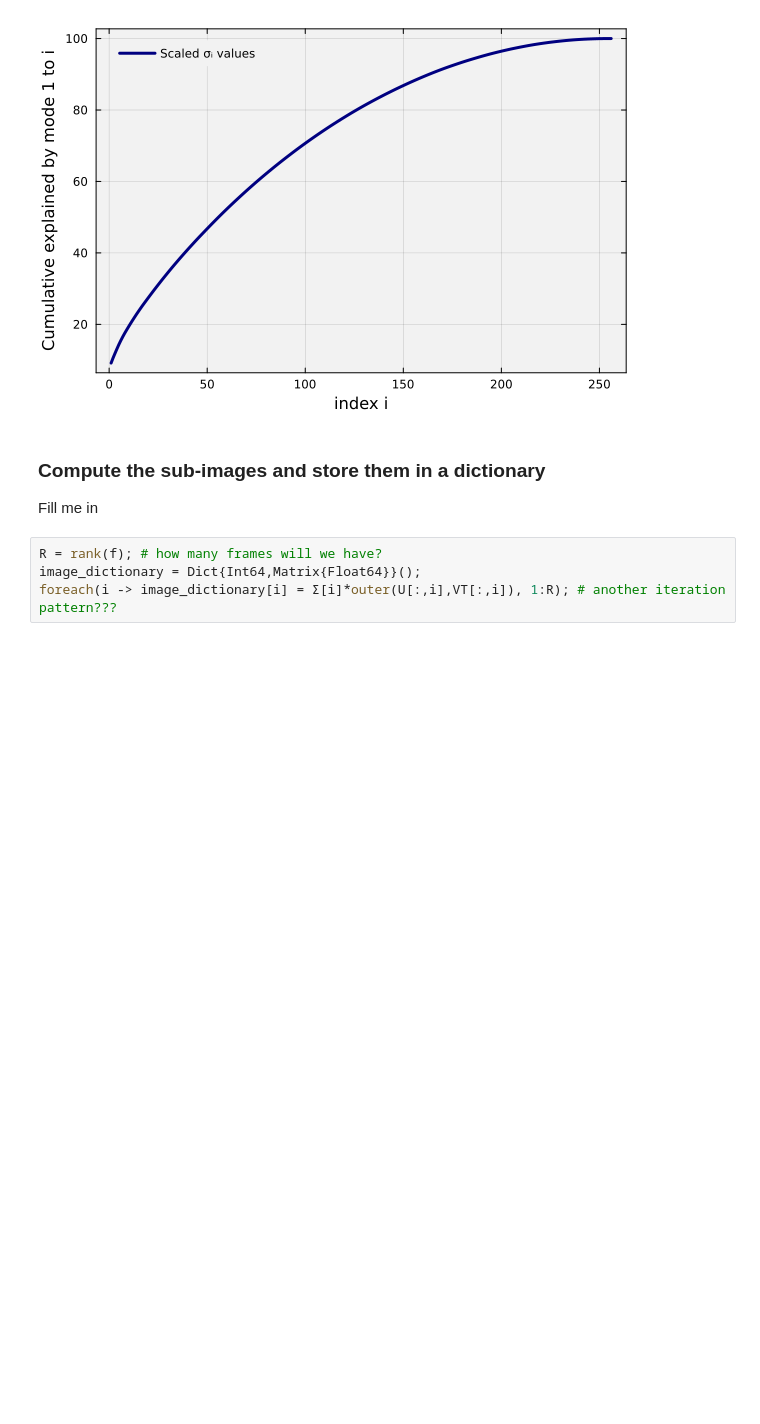
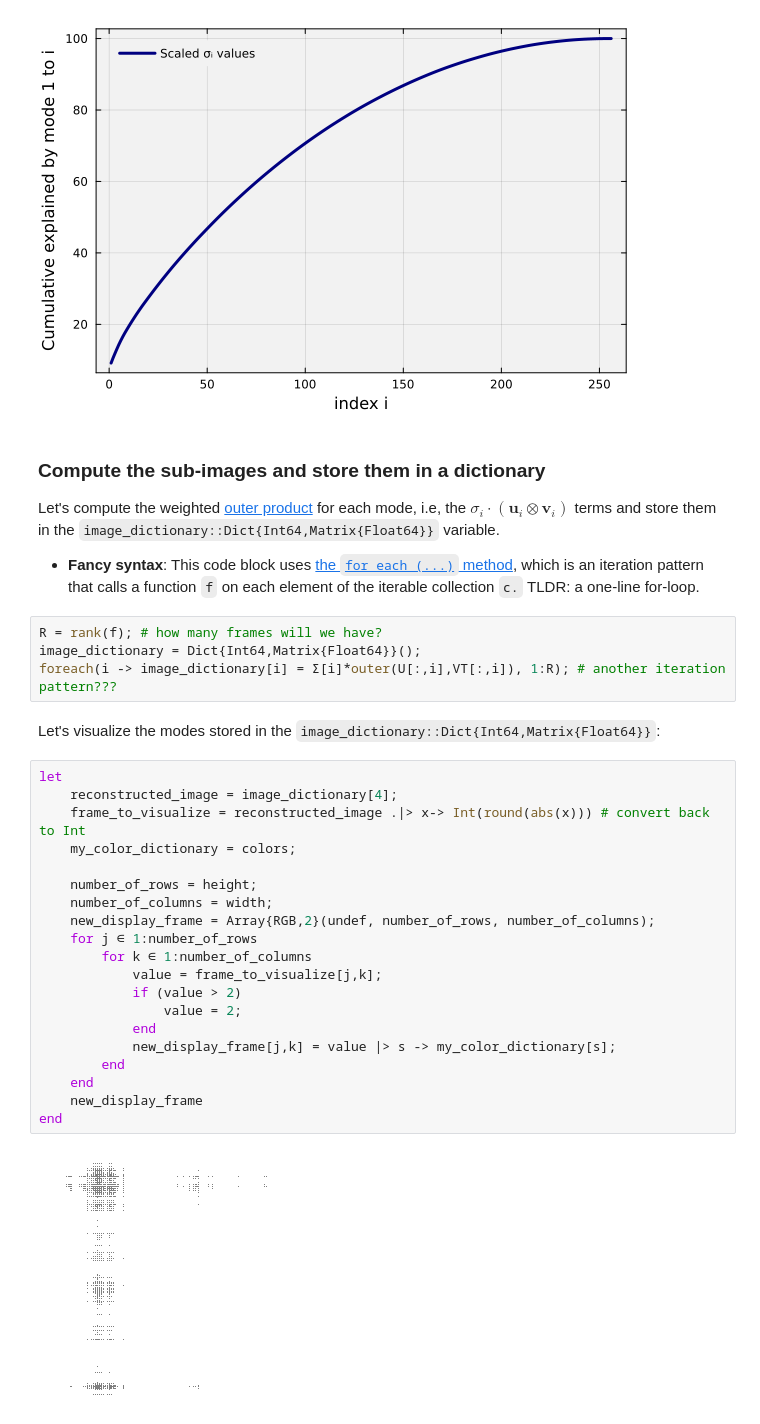
Before and after one commit to varnerlab/CHEME-5820-Lectures-Spring-2025, a Jupyter notebook: lectures/week-2/L2c/CHEME-5820-L2c-SingularValueDecomposition-S2025.ipynb, the cells around one changed output. Saved outputs shown, nothing was run; the diff lists cells and outputs as text; blank space fills up the shorter version.

```diff
--- a/lectures/week-2/L2c/CHEME-5820-L2c-SingularValueDecomposition-S2025.ipynb
+++ b/lectures/week-2/L2c/CHEME-5820-L2c-SingularValueDecomposition-S2025.ipynb
@@ -125,10 +177,35 @@ end
 [figure]
 # %% [markdown]
 ### Compute the sub-images and store them in a dictionary
-Fill me in
+Let's compute the weighted [outer product](https://en.wikipedia.org/wiki/Outer_product) for each mode, i.e, the $\sigma_{i}\cdot\left(\mathbf{u}_{i}\otimes\mathbf{v}_{i}\right)$ terms and store them in the `image_dictionary::Dict{Int64,Matrix{Float64}}` variable.
+* __Fancy syntax__: This code block uses [the `for each (...)` method](https://docs.julialang.org/en/v1/base/collections/#Base.foreach), which is an iteration pattern that calls a function `f` on each element of the iterable collection `c.` TLDR: a one-line for-loop.
 # %%
 R = rank(f); # how many frames will we have?
 image_dictionary = Dict{Int64,Matrix{Float64}}();
 foreach(i -> image_dictionary[i] = Σ[i]*outer(U[:,i],VT[:,i]), 1:R); # another iteration pattern???
+# %% [markdown]
+Let's visualize the modes stored in the `image_dictionary::Dict{Int64,Matrix{Float64}}`:
+# %%
+let
+    reconstructed_image = image_dictionary[4];
+    frame_to_visualize = reconstructed_image .|> x-> Int(round(abs(x))) # convert back to Int
+    my_color_dictionary = colors;
+
+    number_of_rows = height;
+    number_of_columns = width;
+    new_display_frame = Array{RGB,2}(undef, number_of_rows, number_of_columns);
+    for j ∈ 1:number_of_rows
+        for k ∈ 1:number_of_columns
+            value = frame_to_visualize[j,k];
+            if (value > 2)
+                value = 2;
+            end
+            new_display_frame[j,k] = value |> s -> my_color_dictionary[s];
+        end
+    end
+    new_display_frame
+end
+# %% [output]
+[figure, added]
 # %% [markdown]
 ### Can you reconstruct the original image by adding up all the sub-images?
```
Also changed, not shown: parts of 21 cells of this notebook.
